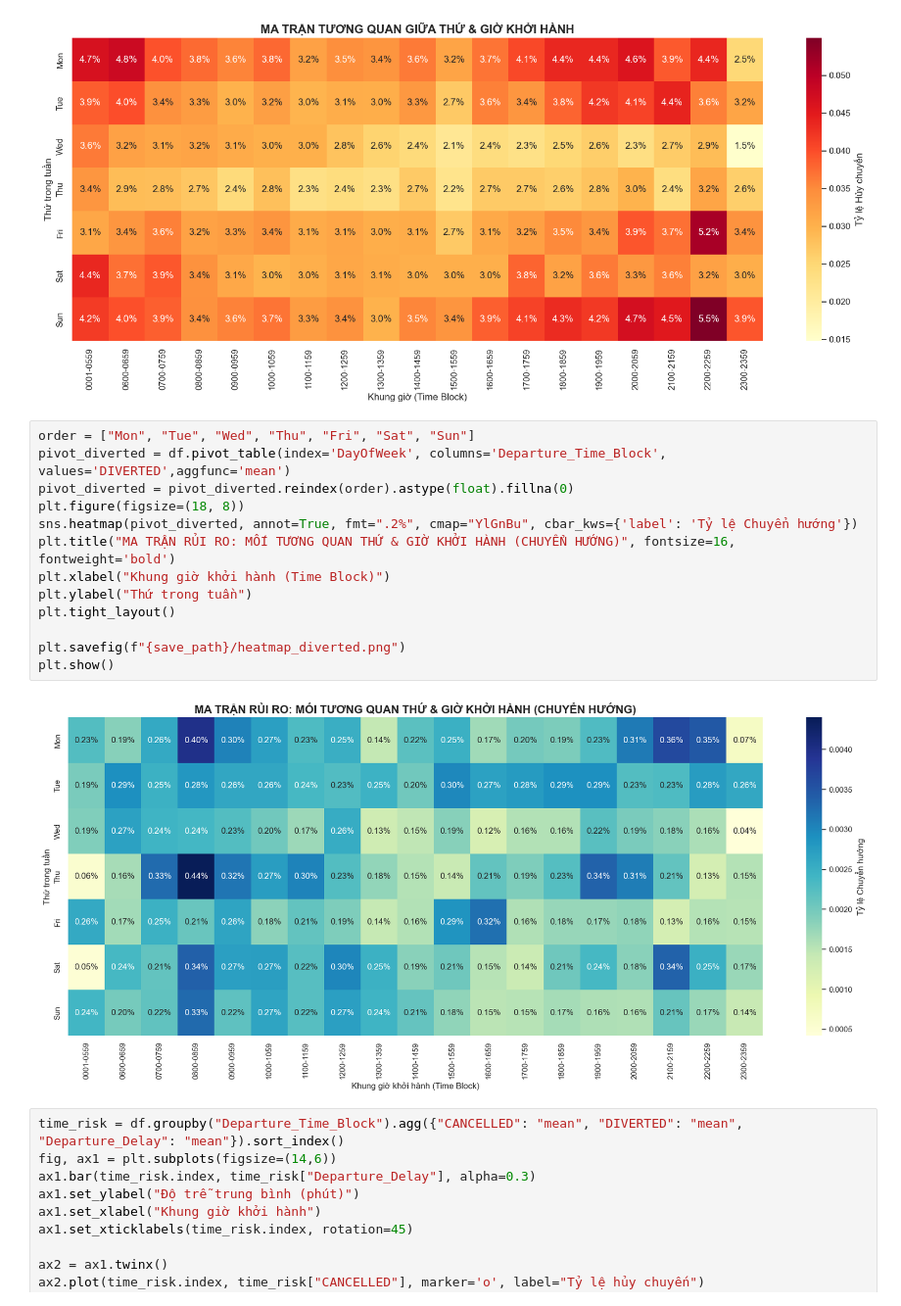
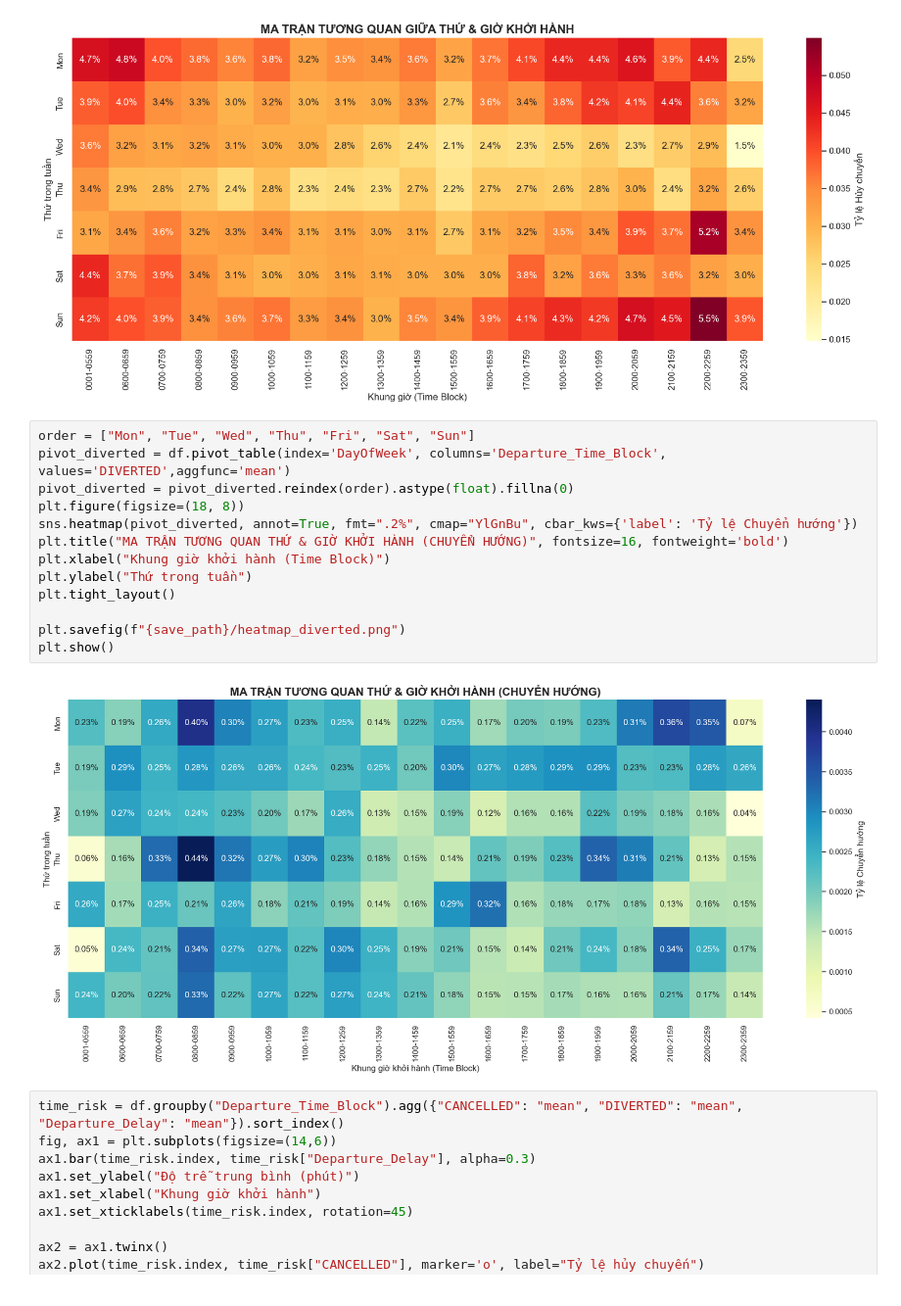
Before and after one commit to nhpnhpnhp/Airline_OTP_Analysis, a Jupyter notebook: src/exploratory/risk_analysis.ipynb, the cells around one changed output. Shown at 98% size. Cells and saved outputs as stored; diff of their text form.

```diff
--- a/src/exploratory/risk_analysis.ipynb
+++ b/src/exploratory/risk_analysis.ipynb
@@ -363,18 +363,18 @@ plt.show()
 # %%
 order = ["Mon", "Tue", "Wed", "Thu", "Fri", "Sat", "Sun"]
 pivot_diverted = df.pivot_table(index='DayOfWeek', columns='Departure_Time_Block', values='DIVERTED',aggfunc='mean')
 pivot_diverted = pivot_diverted.reindex(order).astype(float).fillna(0)
 plt.figure(figsize=(18, 8))
 sns.heatmap(pivot_diverted, annot=True, fmt=".2%", cmap="YlGnBu", cbar_kws={'label': 'Tỷ lệ Chuyển hướng'})
-plt.title("MA TRẬN RỦI RO: MỐI TƯƠNG QUAN THỨ & GIỜ KHỞI HÀNH (CHUYỂN HƯỚNG)", fontsize=16, fontweight='bold')
+plt.title("MA TRẬN TƯƠNG QUAN THỨ & GIỜ KHỞI HÀNH (CHUYỂN HƯỚNG)", fontsize=16, fontweight='bold')
 plt.xlabel("Khung giờ khởi hành (Time Block)")
 plt.ylabel("Thứ trong tuần")
 plt.tight_layout()
 
 plt.savefig(f"{save_path}/heatmap_diverted.png")
 plt.show()
 # %% [output]
-[figure, old version]
+[figure, new version]
 # %%
 time_risk = df.groupby("Departure_Time_Block").agg({"CANCELLED": "mean", "DIVERTED": "mean", "Departure_Delay": "mean"}).sort_index()
 fig, ax1 = plt.subplots(figsize=(14,6))
```
Also changed, not shown: 1 other file.
